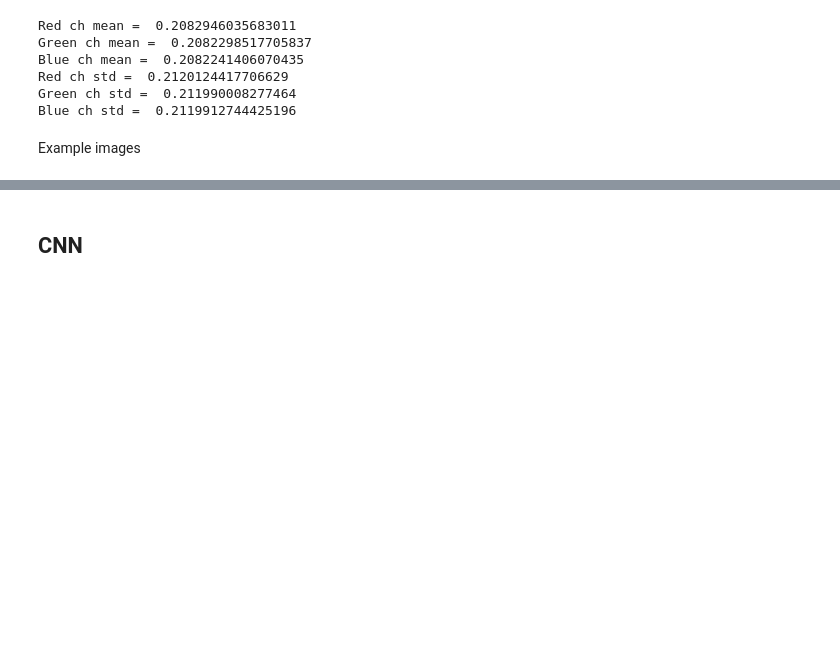
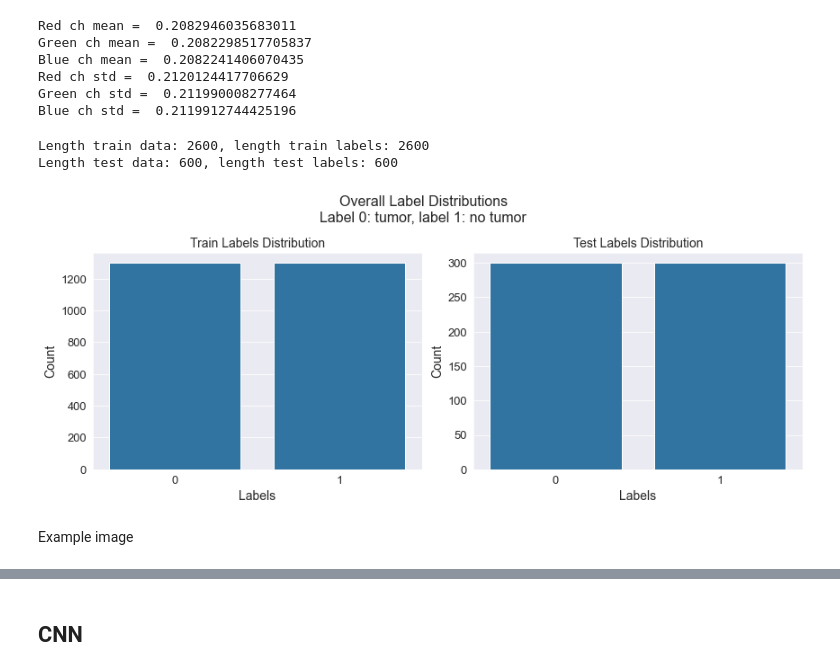
Before and after one commit to ChiaraSolito/XAIandVisual, a Jupyter notebook: experiments.ipynb, the cells around one changed output, grey strips where cells are left out. Saved outputs shown, nothing was run; the diff lists cells and outputs as text; code cells hidden in the pictures; blank space fills up the shorter version.

```diff
--- a/experiments.ipynb
+++ b/experiments.ipynb
@@ -33,8 +38,35 @@ Blue ch mean =  0.2082241406070435
 Red ch std =  0.2120124417706629
 Green ch std =  0.211990008277464
 Blue ch std =  0.2119912744425196
+# %%
+print(f"Length train data: {len(train_data)}, length train labels: {len(train_labels)}")
+print(f"Length test data: {len(test_data)}, length test labels: {len(test_labels)}")
+# %% [output]
+Length train data: 2600, length train labels: 2600
+Length test data: 600, length test labels: 600
+# %%
+# Barplot to visualize the distribution of the labels
+fig, (ax1, ax2) = plt.subplots(1, 2, figsize=(12, 5))
+
+# Train labels
+sns.countplot(x=train_labels, ax=ax1)
+ax1.set_title('Train Labels Distribution', fontsize=14)
+ax1.set_xlabel('Labels')
+ax1.set_ylabel('Count')
+
+# Test labels
+sns.countplot(x=test_labels, ax=ax2)
+ax2.set_title('Test Labels Distribution', fontsize=14)
+ax2.set_xlabel('Labels')
+ax2.set_ylabel('Count')
+
+plt.suptitle('Overall Label Distributions\nLabel 0: tumor, label 1: no tumor', fontsize=16)
+plt.tight_layout()
+plt.show()
+# %% [output]
+[figure, added]
 # %% [markdown]
-Example images
+Example image
 # %%
 random.seed(42)
 image = random.sample(train_data, 1)
```
Also changed, not shown: parts of 38 cells of this notebook, 1 other file.
